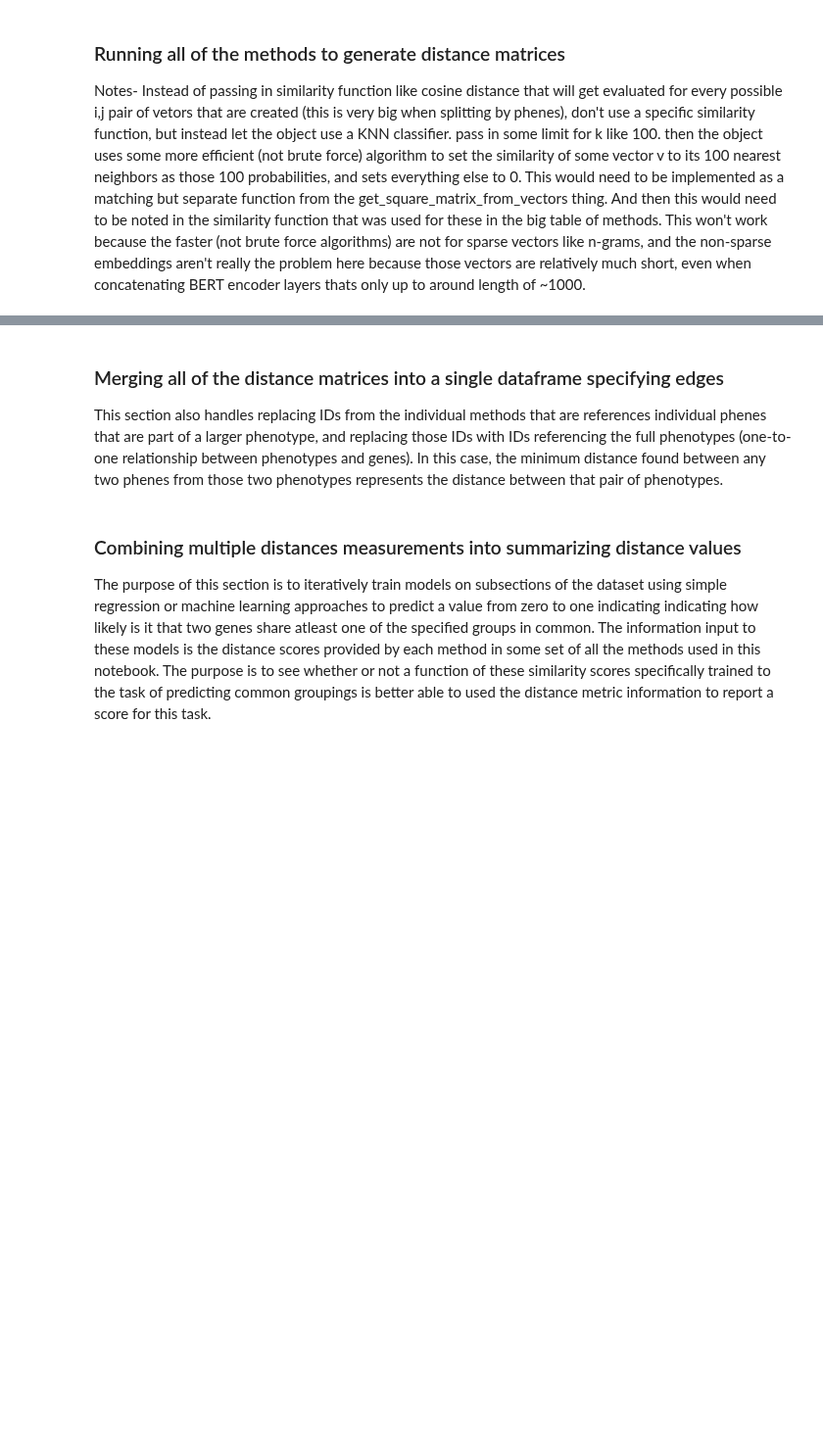
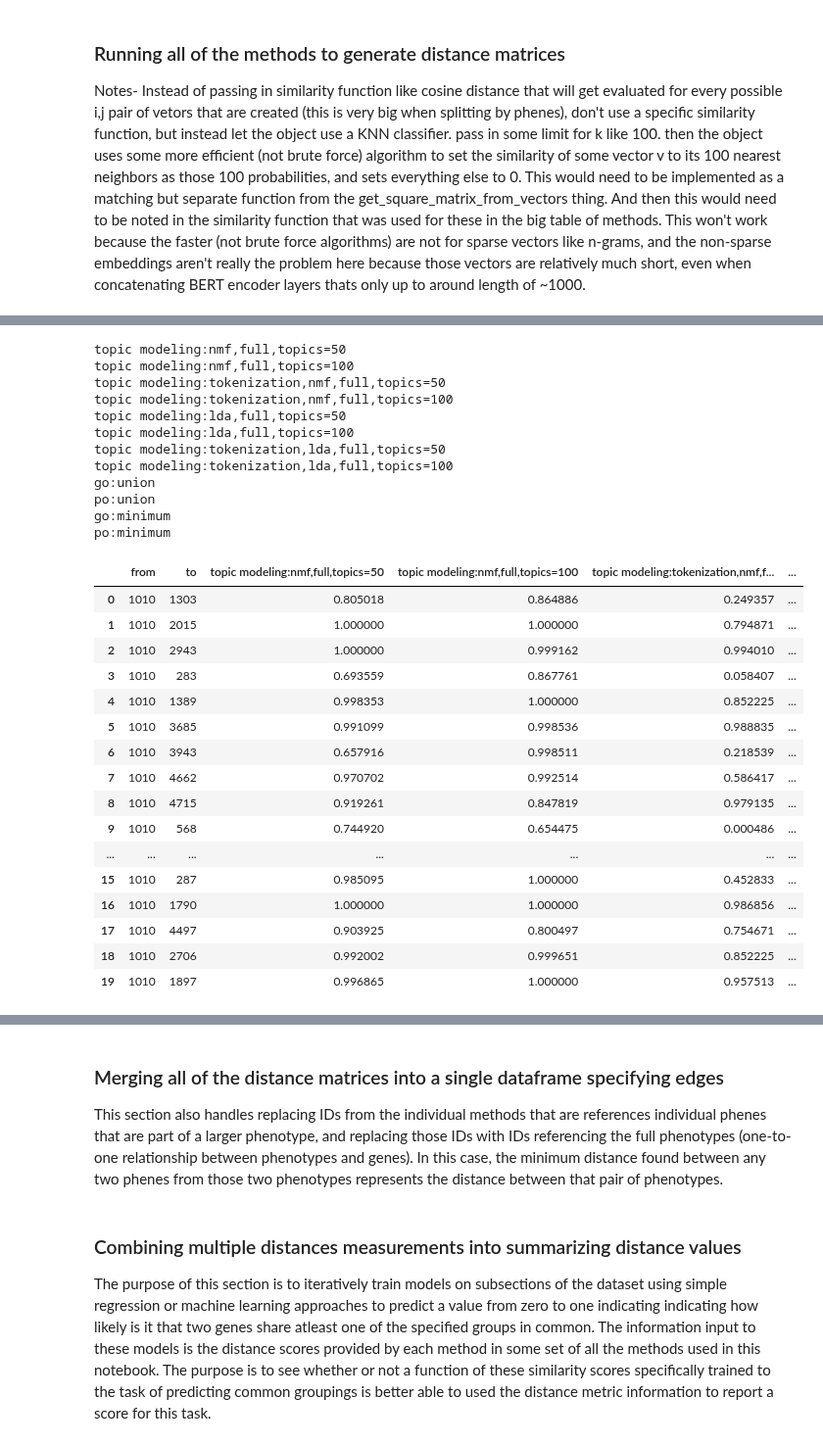
Before and after one commit to irbraun/plant-phenotypes-nlp, a Jupyter notebook: notebooks/Analysis.ipynb, the cells around one changed output, grey strips where cells are left out. Shown at 98% size. Saved outputs shown, nothing was run; the diff lists cells and outputs as text; code cells hidden in the pictures; blank space fills up the shorter version.

```diff
--- a/notebooks/Analysis.ipynb
+++ b/notebooks/Analysis.ipynb
@@ -186,8 +188,18 @@ else:
 ### Defining the input file paths and creating output directory
 # %%
 # Create and name an output directory according to when the notebooks or script was run.
-OUTPUT_DIR = os.path.join("../outputs","{}_r{}".format(datetime.datetime.now().strftime('%m_%d_%Y_h%Hm%Ms%S'),random.randrange(1000,9999)))
+OUTPUT_DIR = os.path.join("../outputs","{}_{}_{}".format(args.name,datetime.datetime.now().strftime('%m_%d_%Y_h%Hm%Ms%S'),random.randrange(1000,9999)))
 os.mkdir(OUTPUT_DIR)
+
+# Other subfolders that output files get organized into when this analysis notebook is run.
+STREAMLIT_DIR = "app_resources"
+GROUPINGS_DIR = "gene_mappings"
+APPROACHES_DIR = "approaches_info"
+VOCABULARIES_DIR = "vocabularies"
+os.mkdir(os.path.join(OUTPUT_DIR,STREAMLIT_DIR))
+os.mkdir(os.path.join(OUTPUT_DIR,GROUPINGS_DIR))
+os.mkdir(os.path.join(OUTPUT_DIR,APPROACHES_DIR))
+os.mkdir(os.path.join(OUTPUT_DIR,VOCABULARIES_DIR))
 # %%
 # Paths to different datasets containing gene names, text descriptions, and/or ontology term annotations.
 plant_dataset_path = "../../plant-data/genes_texts_annots.csv"
@@ -908,21 +1035,23 @@ manual_annotation_approaches = [
 # %%
 # Adding lists of approaches to the complete set to be run, this is useful when running the notebook as a script.
 methods = []
-if args.learning: methods.extend(doc2vec_and_word2vec_approaches)
-if args.bert: methods.extend(bert_and_biobert_approaches)
-if args.noblecoder: methods.extend(automated_annotation_approaches)
+#if args.learning: methods.extend(doc2vec_and_word2vec_approaches)
+#if args.bert: methods.extend(bert_and_biobert_approaches)
+#if args.noblecoder: methods.extend(automated_annotation_approaches)
 if args.nmf: methods.extend(nmf_topic_modeling_approaches)
 if args.lda: methods.extend(lda_topic_modeling_approaches)
-if args.vanilla: methods.extend(vanilla_ngrams_approaches)
-if args.vocab: methods.extend(modified_vocab_approaches)
+#if args.vanilla: methods.extend(vanilla_ngrams_approaches)
+#if args.vocab: methods.extend(modified_vocab_approaches)
 if args.annotations: methods.extend(manual_annotation_approaches)
 # %% [markdown]
 <a id="running"></a>
 ### Running all of the methods to generate distance matrices
 Notes- Instead of passing in similarity function like cosine distance that will get evaluated for every possible i,j pair of vetors that are created (this is very big when splitting by phenes), don't use a specific similarity function, but instead let the object use a KNN classifier. pass in some limit for k like 100. then the object uses some more efficient (not brute force) algorithm to set the similarity of some vector v to its 100 nearest neighbors as those 100 probabilities, and sets everything else to 0. This would need to be implemented as a matching but separate function from the get_square_matrix_from_vectors thing. And then this would need to be noted in the similarity function that was used for these in the big table of methods. This won't work because the faster (not brute force algorithms) are not for sparse vectors like n-grams, and the non-sparse embeddings aren't really the problem here because those vectors are relatively much short, even when concatenating BERT encoder layers thats only up to around length of ~1000.
 # %%
+# Check if we should be outputting the large objects to some directory to be used later in the streamlit app.
+OUTPUT_FOR_STREAMLIT = True
+
 # Generate all the pairwise distance matrices but not in parallel.
-OUTPUT_FOR_STREAMLIT = True
 graphs = {}
 names = []
 durations = []
@@ -944,15 +1073,15 @@ for method in methods:
     if OUTPUT_FOR_STREAMLIT:
         filters = [lambda x: x.lower(), strip_punctuation]
         filename = "_".join(preprocess_string(method.name_with_hyperparameters, filters))
-        path = "../app/resources/{}.pickle".format(filename)
+        path = os.path.join(OUTPUT_DIR, STREAMLIT_DIR, "{}.pickle".format(filename))
         save_to_pickle(path=path, obj=graph)
 
 # Save a file that details what was constructed with each approach, and how long it took.
 approaches_df = pd.DataFrame({"method":names, "duration":durations, "vector_length":vector_lengths, "arr_length":array_lengths})
-approaches_df.to_csv(os.path.join(OUTPUT_DIR,"part_4_approaches.csv"), index=False)
+approaches_df.to_csv(os.path.join(OUTPUT_DIR, APPROACHES_DIR, "part_4_approaches.csv"), index=False)
 
 # Save a copy of the dataset that includes just the genes that were looked at here.
 # This way this dataset will correspond exactly to the distance matrices created and saved as well.
 if OUTPUT_FOR_STREAMLIT:
-    path = "../app/resources/genes_texts_annots.csv"
+    path = os.path.join(OUTPUT_DIR, STREAMLIT_DIR, "genes_texts_annots.csv")
     dataset.to_pandas().to_csv(path, index=False)
@@ -1001,38 +1133,68 @@ function_and_mapping_to_use = {
     "go_terms":(get_min_of_distances, gene_id_to_unique_ids_mappings["go_terms"]),
     "po_terms":(get_min_of_distances, gene_id_to_unique_ids_mappings["po_terms"])}
 
 
 
 # Writing those dictionaries to pickles so that we can use them in the app with the distance objects.
-save_to_pickle(path="../app/resources/gene_id_to_unique_ids_sent_tokens.pickle", obj=gene_id_to_unique_ids_mappings["sent_tokens"])
-save_to_pickle(path="../app/resources/gene_id_to_unique_ids_whole_texts.pickle", obj=gene_id_to_unique_ids_mappings["whole_texts"])
-save_to_pickle(path="../app/resources/gene_id_to_unique_ids_go_term_sets.pickle", obj=gene_id_to_unique_ids_mappings["go_term_sets"])
-save_to_pickle(path="../app/resources/gene_id_to_unique_ids_po_term_sets.pickle", obj=gene_id_to_unique_ids_mappings["po_term_sets"])
-save_to_pickle(path="../app/resources/gene_id_to_unique_ids_go_terms.pickle", obj=gene_id_to_unique_ids_mappings["go_terms"])
-save_to_pickle(path="../app/resources/gene_id_to_unique_ids_po_terms.pickle", obj=gene_id_to_unique_ids_mappings["po_terms"])
+save_to_pickle(path=os.path.join(OUTPUT_DIR, STREAMLIT_DIR, "gene_id_to_unique_ids_sent_tokens.pickle"), obj=gene_id_to_unique_ids_mappings["sent_tokens"])
+save_to_pickle(path=os.path.join(OUTPUT_DIR, STREAMLIT_DIR, "gene_id_to_unique_ids_whole_texts.pickle"), obj=gene_id_to_unique_ids_mappings["whole_texts"])
+save_to_pickle(path=os.path.join(OUTPUT_DIR, STREAMLIT_DIR, "gene_id_to_unique_ids_go_term_sets.pickle"), obj=gene_id_to_unique_ids_mappings["go_term_sets"])
+save_to_pickle(path=os.path.join(OUTPUT_DIR, STREAMLIT_DIR, "gene_id_to_unique_ids_po_term_sets.pickle"), obj=gene_id_to_unique_ids_mappings["po_term_sets"])
+save_to_pickle(path=os.path.join(OUTPUT_DIR, STREAMLIT_DIR, "gene_id_to_unique_ids_go_terms.pickle"), obj=gene_id_to_unique_ids_mappings["go_terms"])
+save_to_pickle(path=os.path.join(OUTPUT_DIR, STREAMLIT_DIR, "gene_id_to_unique_ids_po_terms.pickle"), obj=gene_id_to_unique_ids_mappings["po_terms"])
 
 
 # Create one new column in the edge list dataframe for each of the approaches that were used.
 for name,graph in graphs.items():
     print(name)
     function, mapping = function_and_mapping_to_use[tags_dict[name]]
     df[name] = df.apply(lambda x: function(x["from"], x["to"], mapping, graph.id_to_index, graph.array), axis=1)
 
 
 # Memory cleanup for the extremely large objects returned by the distance matrix generating functions.
 graphs = None
 
 
 # Because cosine similarity and distance functions are used, vectors with all zeroes will have undefined similarity
 # to other vectors. This results when empty strings or empty lists are passed to the methods that generate vectors
 # and distances matrices over this dataset. Therefore those NaNs that result are replaced here with the maximum
 # distance value, which is set 1 because the range of all the distance functions used is 0 to 1.
 df.fillna(value=1.000, inplace=True)
 
 
 # Make sure that the edge list contains the expected data types before moving forward.
 df["from"] = df["from"].astype("int64")
 df["to"] = df["to"].astype("int64")
 df.head(20)
+# %% [output]
+topic modeling:nmf,full,topics=50
+topic modeling:nmf,full,topics=100
+topic modeling:tokenization,nmf,full,topics=50
+topic modeling:tokenization,nmf,full,topics=100
+topic modeling:lda,full,topics=50
+topic modeling:lda,full,topics=100
+topic modeling:tokenization,lda,full,topics=50
+topic modeling:tokenization,lda,full,topics=100
+go:union
+po:union
+go:minimum
+po:minimum
+|  | from | to | topic modeling:nmf,full,topics=50 | topic modeling:nmf,full,topics=100 | topic modeling:tokenization,nmf,f... | ... |
+| 0 | 1010 | 1303 | 0.805018 | 0.864886 | 0.249357 | ... |
+| 1 | 1010 | 2015 | 1.000000 | 1.000000 | 0.794871 | ... |
+| 2 | 1010 | 2943 | 1.000000 | 0.999162 | 0.994010 | ... |
+| 3 | 1010 | 283 | 0.693559 | 0.867761 | 0.058407 | ... |
+| 4 | 1010 | 1389 | 0.998353 | 1.000000 | 0.852225 | ... |
+| 5 | 1010 | 3685 | 0.991099 | 0.998536 | 0.988835 | ... |
+| 6 | 1010 | 3943 | 0.657916 | 0.998511 | 0.218539 | ... |
+| 7 | 1010 | 4662 | 0.970702 | 0.992514 | 0.586417 | ... |
+| 8 | 1010 | 4715 | 0.919261 | 0.847819 | 0.979135 | ... |
+| 9 | 1010 | 568 | 0.744920 | 0.654475 | 0.000486 | ... |
+| ... | ... | ... | ... | ... | ... | ... |
+| 15 | 1010 | 287 | 0.985095 | 1.000000 | 0.452833 | ... |
+| 16 | 1010 | 1790 | 1.000000 | 1.000000 | 0.986856 | ... |
+| 17 | 1010 | 4497 | 0.903925 | 0.800497 | 0.754671 | ... |
+| 18 | 1010 | 2706 | 0.992002 | 0.999651 | 0.852225 | ... |
+| 19 | 1010 | 1897 | 0.996865 | 1.000000 | 0.957513 | ... |
 # %%
 print(stopehyreaasdf)
```
Also changed, not shown: parts of 28 cells of this notebook, 2 other files.
